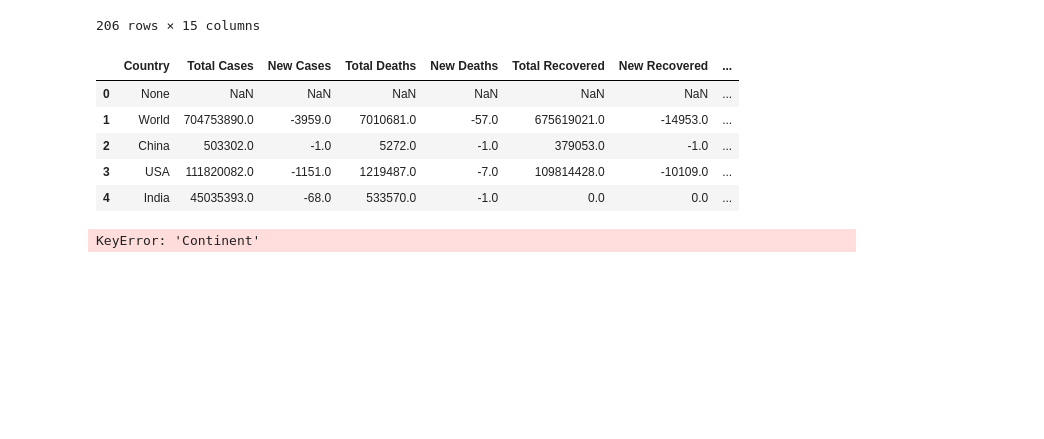
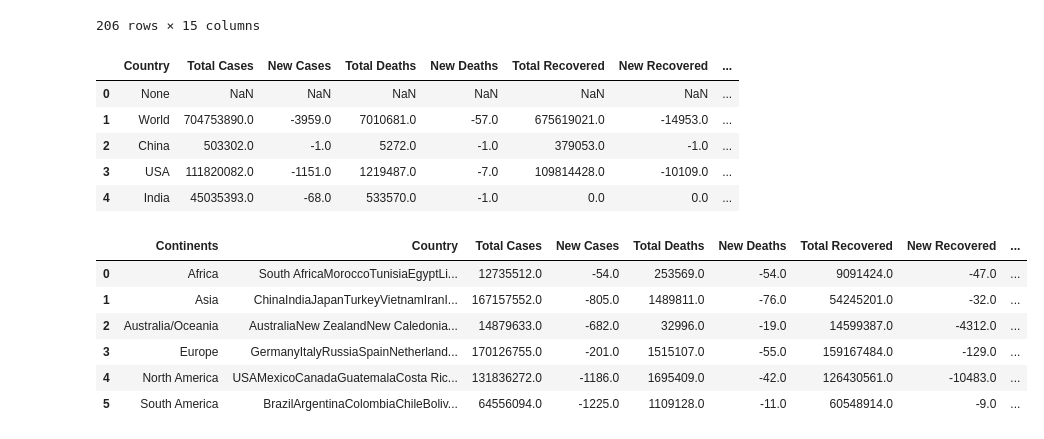
Before and after one commit to Tayyab5733/COVID-19-Dataset-and-Vaccine-Impact-Analyzer, a Jupyter notebook: code.ipynb, the cells around one changed output. Cells and saved outputs as stored; diff of their text form; code cells hidden in the pictures; blank space fills up the shorter version.

```diff
--- a/code.ipynb
+++ b/code.ipynb
@@ -87,7 +87,7 @@ df
 206 rows × 15 columns
 # %%
 for label in df.columns:
-    if label not in ['Country', 'Continent']:
+    if label not in ['Country', 'Continents']:
         df[label] = pd.to_numeric(df[label], errors='coerce')
 # %%
 df["%Inc Cases"] = df["New Cases"]/df["Total Cases"]*100
@@ -135,6 +135,14 @@ fig = go.Figure()
 fig.add_trace(go.Bar(x = per_df.index, y = per_df['Percentage'], marker_color = ["Yellow", "blue", "red"]))
 fig.show()
 # %%
-continent_df = df.groupby("Continent").sum().drop("All")
+continent_df = df.groupby("Continents").sum().drop("All")
+continent_df = continent_df.reset_index()
+continent_df
 # %% [output]
-KeyError: 'Continent'
+|  | Continents | Country | Total Cases | New Cases | Total Deaths | New Deaths | Total Recovered | New Recovered | ... |
+| 0 | Africa | South AfricaMoroccoTunisiaEgyptLi... | 12735512.0 | -54.0 | 253569.0 | -54.0 | 9091424.0 | -47.0 | ... |
+| 1 | Asia | ChinaIndiaJapanTurkeyVietnamIranI... | 167157552.0 | -805.0 | 1489811.0 | -76.0 | 54245201.0 | -32.0 | ... |
+| 2 | Australia/Oceania | AustraliaNew ZealandNew Caledonia... | 14879633.0 | -682.0 | 32996.0 | -19.0 | 14599387.0 | -4312.0 | ... |
+| 3 | Europe | GermanyItalyRussiaSpainNetherland... | 170126755.0 | -201.0 | 1515107.0 | -55.0 | 159167484.0 | -129.0 | ... |
+| 4 | North America | USAMexicoCanadaGuatemalaCosta Ric... | 131836272.0 | -1186.0 | 1695409.0 | -42.0 | 126430561.0 | -10483.0 | ... |
+| 5 | South America | BrazilArgentinaColombiaChileBoliv... | 64556094.0 | -1225.0 | 1109128.0 | -11.0 | 60548914.0 | -9.0 | ... |
```
Also changed, not shown: parts of 6 cells of this notebook.
